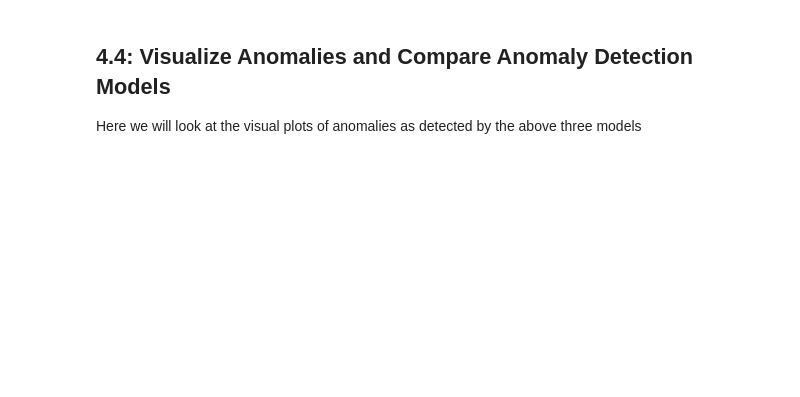
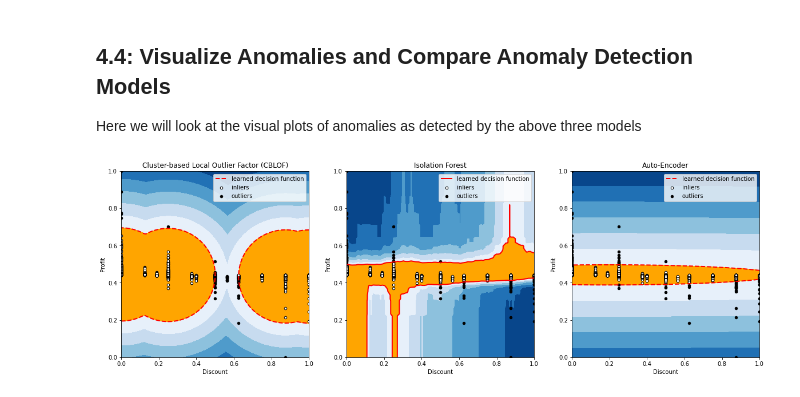
Before and after one commit to weboctave/mec-mini-projects, a Jupyter notebook: mec-16.4.1-anomaly-detection-mini-project/Mini_Project_Anomaly_Detection.ipynb, the cells around one changed output. Cells and saved outputs as stored; diff of their text form; code cells hidden in the pictures; blank space fills up the shorter version.

```diff
--- a/mec-16.4.1-anomaly-detection-mini-project/Mini_Project_Anomaly_Detection.ipynb
+++ b/mec-16.4.1-anomaly-detection-mini-project/Mini_Project_Anomaly_Detection.ipynb
@@ -644 +682,9 @@ if_model = #<FILL BLANKS HERE>
 #<FILL BLANKS HERE>
+# %%
+from pyod.models.iforest import IForest
+
+if_model = IForest(n_estimators=100, contamination=0.01)
+if_model.fit(subset_df)
+# from sklearn.ensemble import IsolationForest
+# profit_ifmodel = IsolationForest(n_estimators=100, contamination=0.01)
+# profit_ifmodel.fit(subset_df)
@@ -685,3 +770,5 @@ ae_model = auto_encoder.AutoEncoder(hidden_neurons=[2, 32, 32, 2],
 __Your turn:__ Train the model by calling the `fit()` function on the right data
 # %%
 #<FILL BLANKS HERE>
+# %%
+ae_model.fit(subset_df)
@@ -743,23 +887,25 @@ def visualize_anomalies(model, xx, yy, data_df, ax_obj, subplot_title):
     ax_obj.set_xlim((0, 1))
     ax_obj.set_ylim((0, 1))
     ax_obj.set_xlabel('Discount')
-    ax_obj.set_ylabel('Sales')
+    ax_obj.set_ylabel('Profit')
     ax_obj.set_title(subplot_title)
 # %%
 outliers_fraction = 0.01
 xx , yy = np.meshgrid(np.linspace(0, 1, 100), np.linspace(0, 1, 100))
 fig, ax = plt.subplots(1, 3, figsize=(20, 6))
 
 ax_objs = [ax[0], ax[1], ax[2]]
 models = [cblof_model, if_model, ae_model]
 plot_titles = ['Cluster-based Local Outlier Factor (CBLOF)',
                'Isolation Forest',
                'Auto-Encoder']
 
 for ax_obj, model, plot_title in zip(ax_objs, models, plot_titles):
     visualize_anomalies(model=model,
                         xx=xx, yy=yy,
-                        data_df=subset_df,
+                        data_df=subset_df[['Discount','Profit']],
                         ax_obj=ax_obj,
                         subplot_title=plot_title)
 plt.axis('tight');
+# %% [output]
+[figure, added]
```
Also changed, not shown: parts of 17 cells of this notebook.
